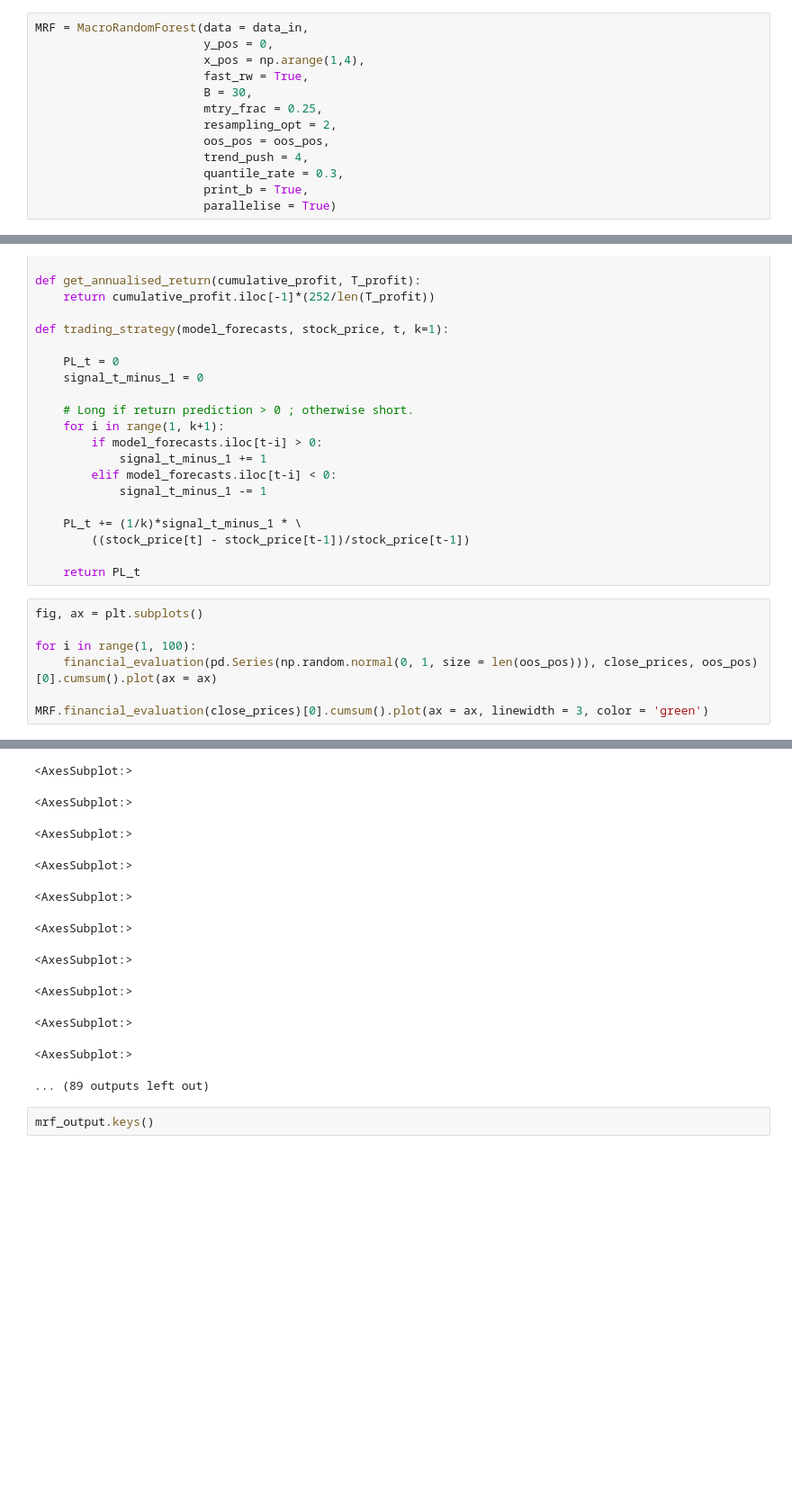
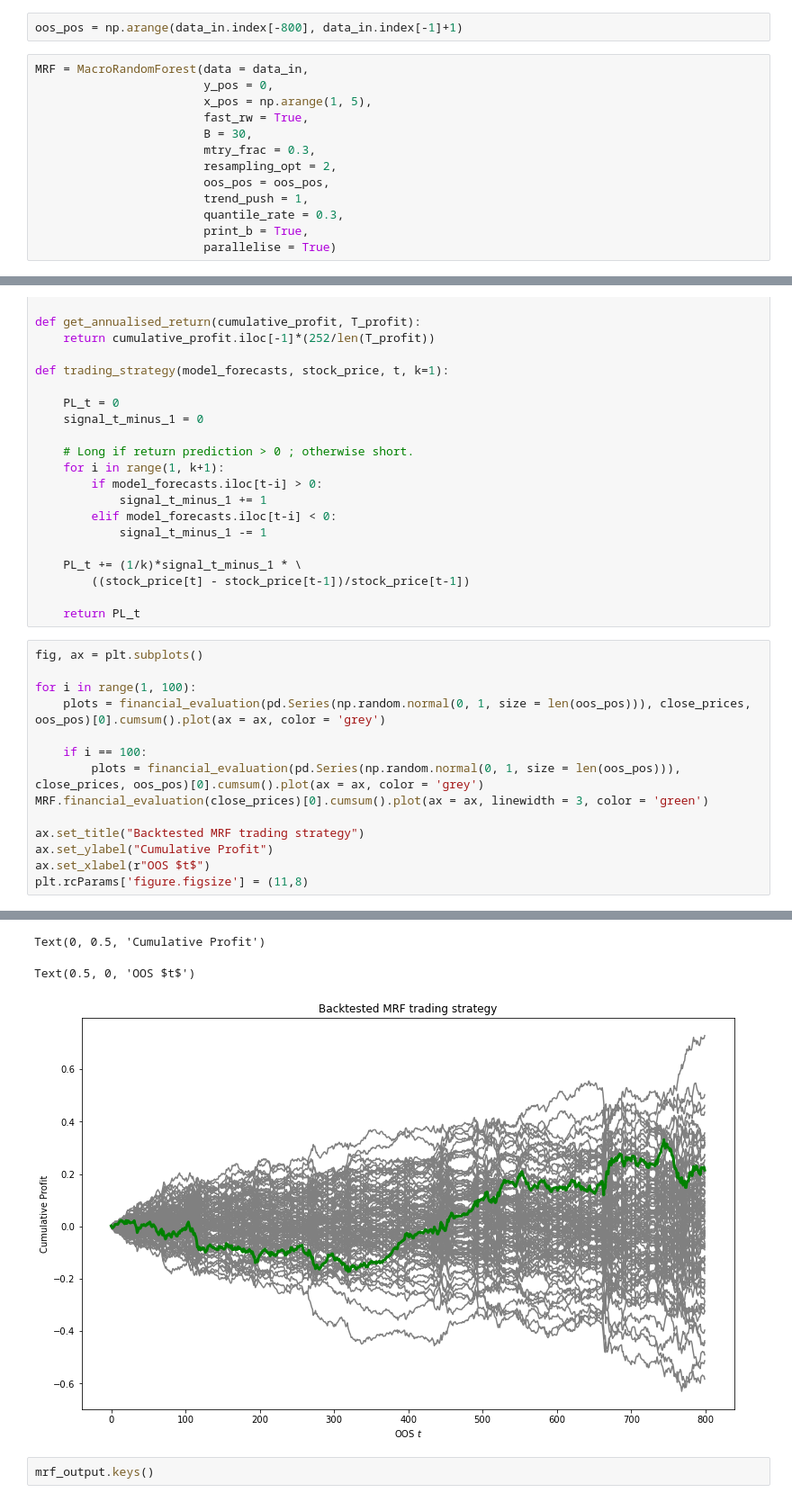
Before and after one commit to RyanLucas3/MacroRandomForest, a Jupyter notebook: Python/MRF_notebook copy 6.ipynb, the cells around one changed output, grey strips where cells are left out. Shown at 90% size. Saved outputs shown, nothing was run; the diff lists cells and outputs as text; blank space fills up the shorter version.

```diff
--- a/Python/MRF_notebook copy 6.ipynb
+++ b/Python/MRF_notebook copy 6.ipynb
@@ -43,16 +41,18 @@ data_in
 | 2115 | 0.001165 | -0.62 | -1.02 | -0.95 | -0.82 | -0.68 | -0.61 | -0.51 | -0.45 | -0.36 | ... |
 | 2116 | 0.000769 | 0.02 | 0.47 | 0.10 | 0.11 | 0.08 | 0.12 | 0.15 | 0.20 | 0.12 | ... |
 2117 rows × 26 columns
+# %%
+oos_pos = np.arange(data_in.index[-800], data_in.index[-1]+1)
 # %%
 MRF = MacroRandomForest(data = data_in,
                         y_pos = 0,
-                        x_pos = np.arange(1,4),
+                        x_pos = np.arange(1, 5),
                         fast_rw = True,
                         B = 30,
-                        mtry_frac = 0.25,
+                        mtry_frac = 0.3,
                         resampling_opt = 2,
                         oos_pos = oos_pos,
-                        trend_push = 4,
+                        trend_push = 1,
                         quantile_rate = 0.3,
                         print_b = True,
                         parallelise = True)
@@ -124,8 +124,15 @@ def trading_strategy(model_forecasts, stock_price, t, k=1):
 fig, ax = plt.subplots()
 
 for i in range(1, 100):
-    financial_evaluation(pd.Series(np.random.normal(0, 1, size = len(oos_pos))), close_prices, oos_pos)[0].cumsum().plot(ax = ax)
+    plots = financial_evaluation(pd.Series(np.random.normal(0, 1, size = len(oos_pos))), close_prices, oos_pos)[0].cumsum().plot(ax = ax, color = 'grey')
 
+    if i == 100:
+        plots = financial_evaluation(pd.Series(np.random.normal(0, 1, size = len(oos_pos))), close_prices, oos_pos)[0].cumsum().plot(ax = ax, color = 'grey')
 MRF.financial_evaluation(close_prices)[0].cumsum().plot(ax = ax, linewidth = 3, color = 'green')
+
+ax.set_title("Backtested MRF trading strategy")
+ax.set_ylabel("Cumulative Profit")
+ax.set_xlabel(r"OOS $t$")
+plt.rcParams['figure.figsize'] = (11,8)
 # %% [output]
 <AxesSubplot:>
@@ -133,14 +140,6 @@ MRF.financial_evaluation(close_prices)[0].cumsum().plot(ax = ax, linewidth = 3,
-<AxesSubplot:>
+Text(0, 0.5, 'Cumulative Profit')
-<AxesSubplot:>
+Text(0.5, 0, 'OOS $t$')
-<AxesSubplot:>
-<AxesSubplot:>
-<AxesSubplot:>
-<AxesSubplot:>
-<AxesSubplot:>
-<AxesSubplot:>
-<AxesSubplot:>
-<AxesSubplot:>
-... (89 outputs left out)
+[figure, added]
 # %%
 mrf_output.keys()
 # %% [output]
```
Also changed, not shown: parts of 2 cells of this notebook, 1 other file.
